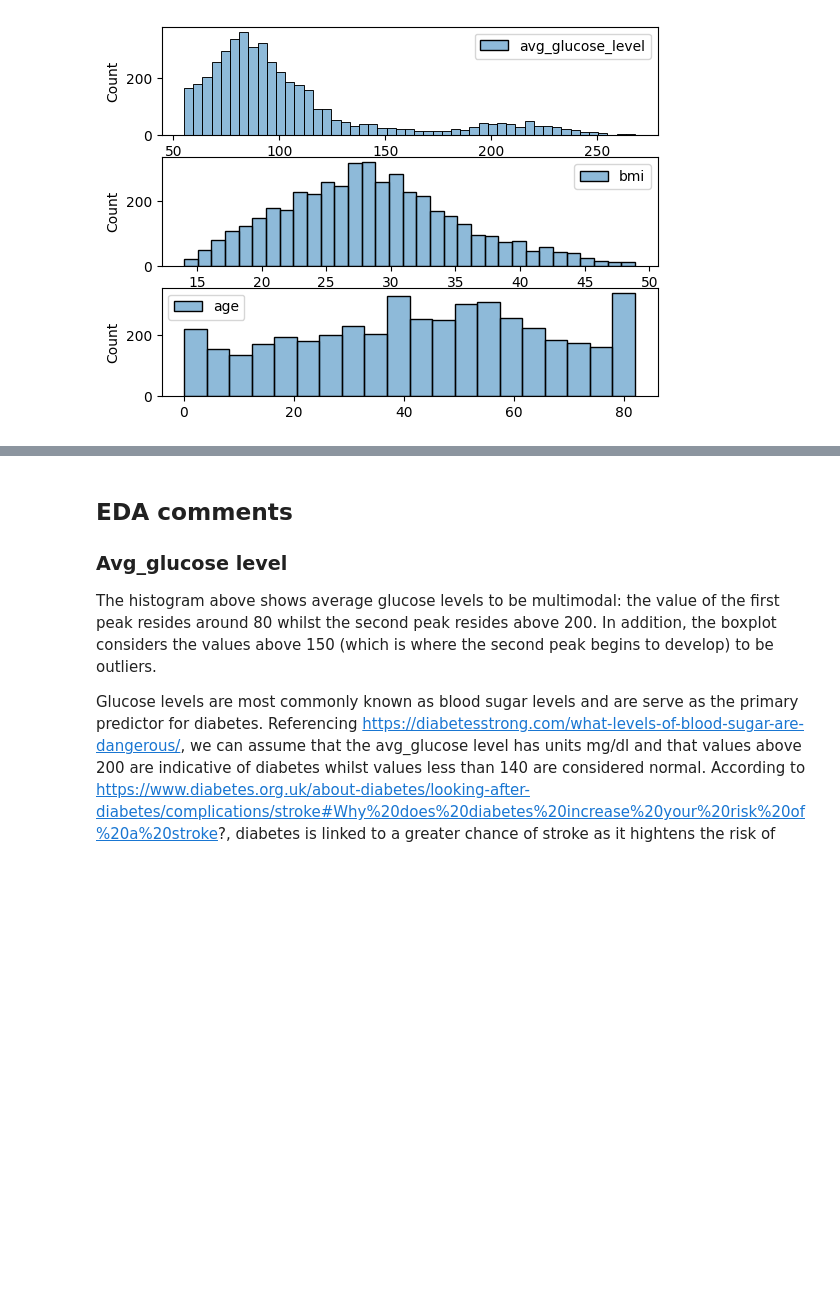
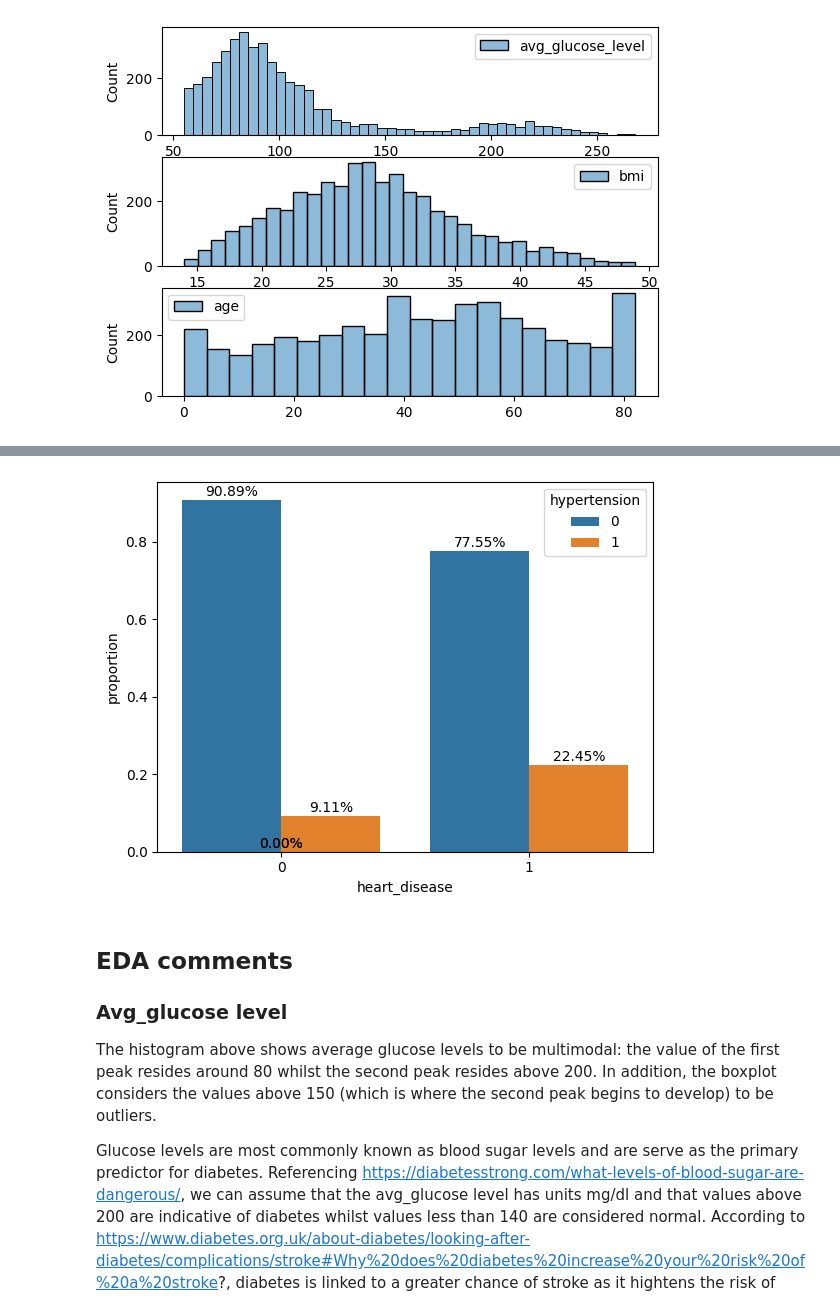
Before and after one commit to rahmanaminoor25/ML-project--stroke, a Jupyter notebook: Classification_project.ipynb, the cells around one changed output, grey strips where cells are left out. Drawn from its saved outputs; the diff is of its cells as text; code cells hidden in the pictures; blank space fills up the shorter version.

```diff
--- a/Classification_project.ipynb
+++ b/Classification_project.ipynb
@@ -177,3 +282,16 @@ sns.histplot(data=df[['age']], ax=axes[2])
+# %%
+# heart disease vs hypertension
+grouped_data_hd = df.groupby(['heart_disease', 'hypertension']).size().reset_index(name='counts')
+grouped_data_hd['total'] = grouped_data_hd.groupby('heart_disease')['counts'].transform('sum')
+grouped_data_hd['proportion'] = grouped_data_hd['counts'] / grouped_data_hd['total']
+
+ax = sns.barplot(x="heart_disease", y="proportion", hue="hypertension", data=grouped_data_hd)
+for p in ax.patches:
+    height = p.get_height()
+    ax.text(p.get_x() + p.get_width()/2, height + 0.01, f'{height:.2%}', ha="center")
+plt.show()
+# %% [output]
+[figure, added]
 # %% [markdown]
 ## EDA comments
 
```
Also changed, not shown: parts of 6 cells of this notebook.
